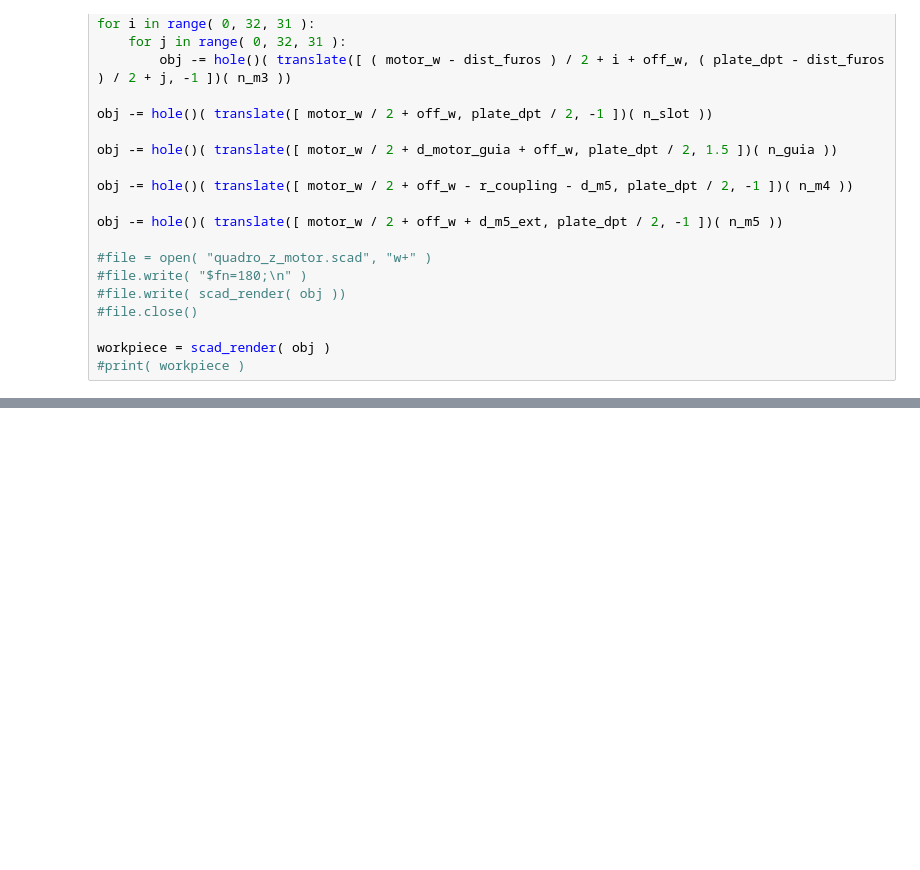
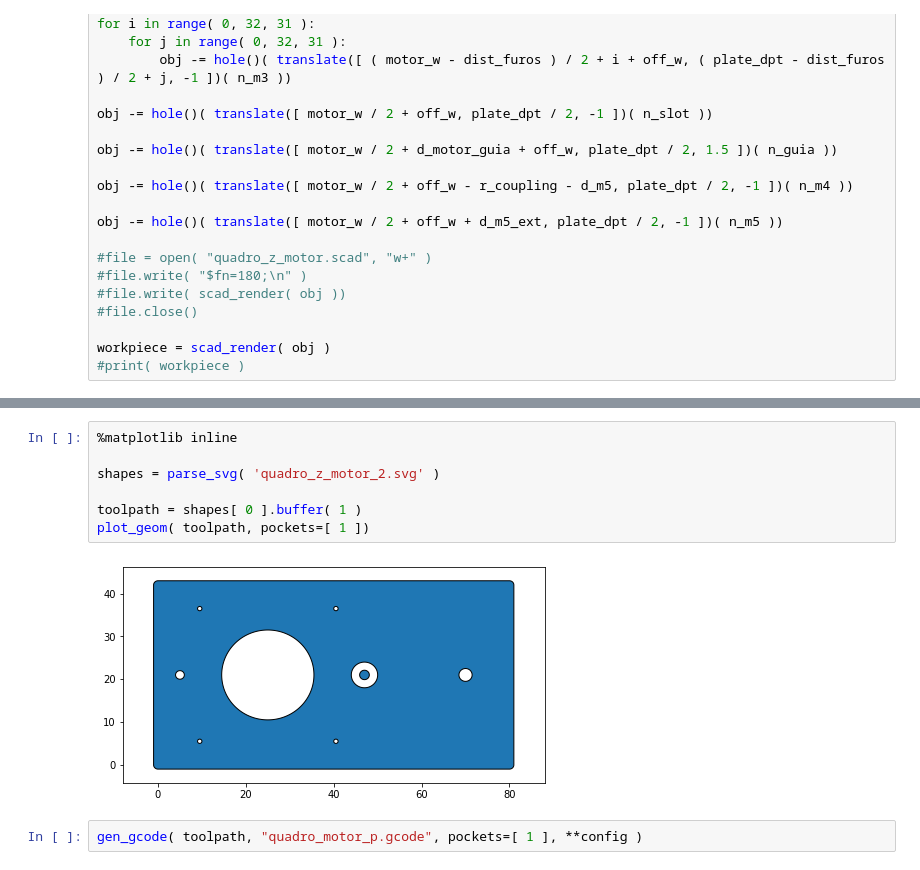
Before and after one commit to casson-projects-2020/active-bolt, a Jupyter notebook: hard/cartesian/able_driad.ipynb, the cells around one changed output, grey strips where cells are left out. Saved outputs shown, nothing was run; the diff lists cells and outputs as text; blank space fills up the shorter version.

```diff
--- a/hard/cartesian/able_driad.ipynb
+++ b/hard/cartesian/able_driad.ipynb
@@ -281,0 +370,11 @@ plt.show()
+# %%
+%matplotlib inline
+
+shapes = parse_svg( 'quadro_z_motor_2.svg' )
+
+toolpath = shapes[ 0 ].buffer( 1 )
+plot_geom( toolpath, pockets=[ 1 ])
+# %% [output]
+[figure, added]
+# %%
+gen_gcode( toolpath, "quadro_motor_p.gcode", pockets=[ 1 ], **config )
```
Also changed, not shown: parts of 10 cells of this notebook.
